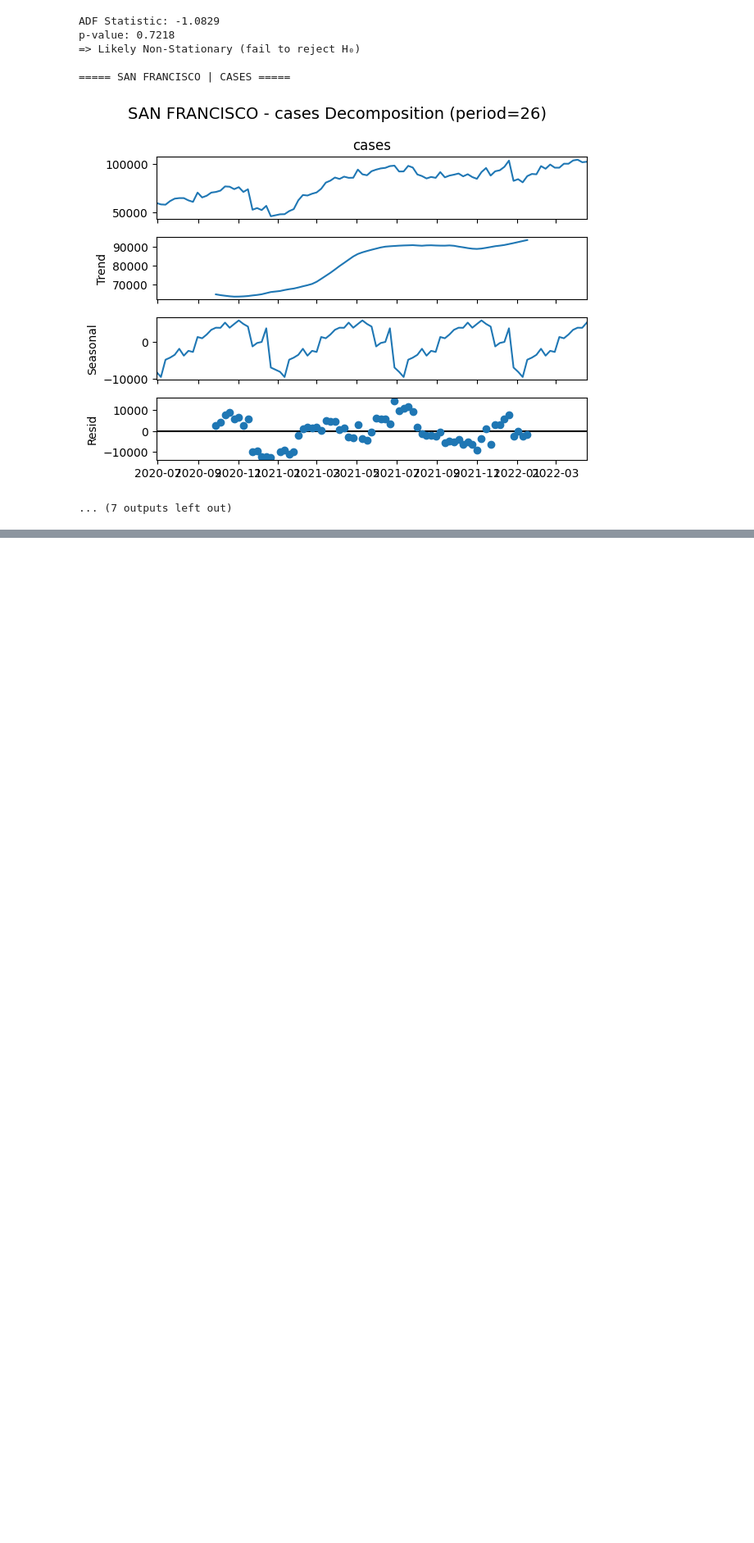
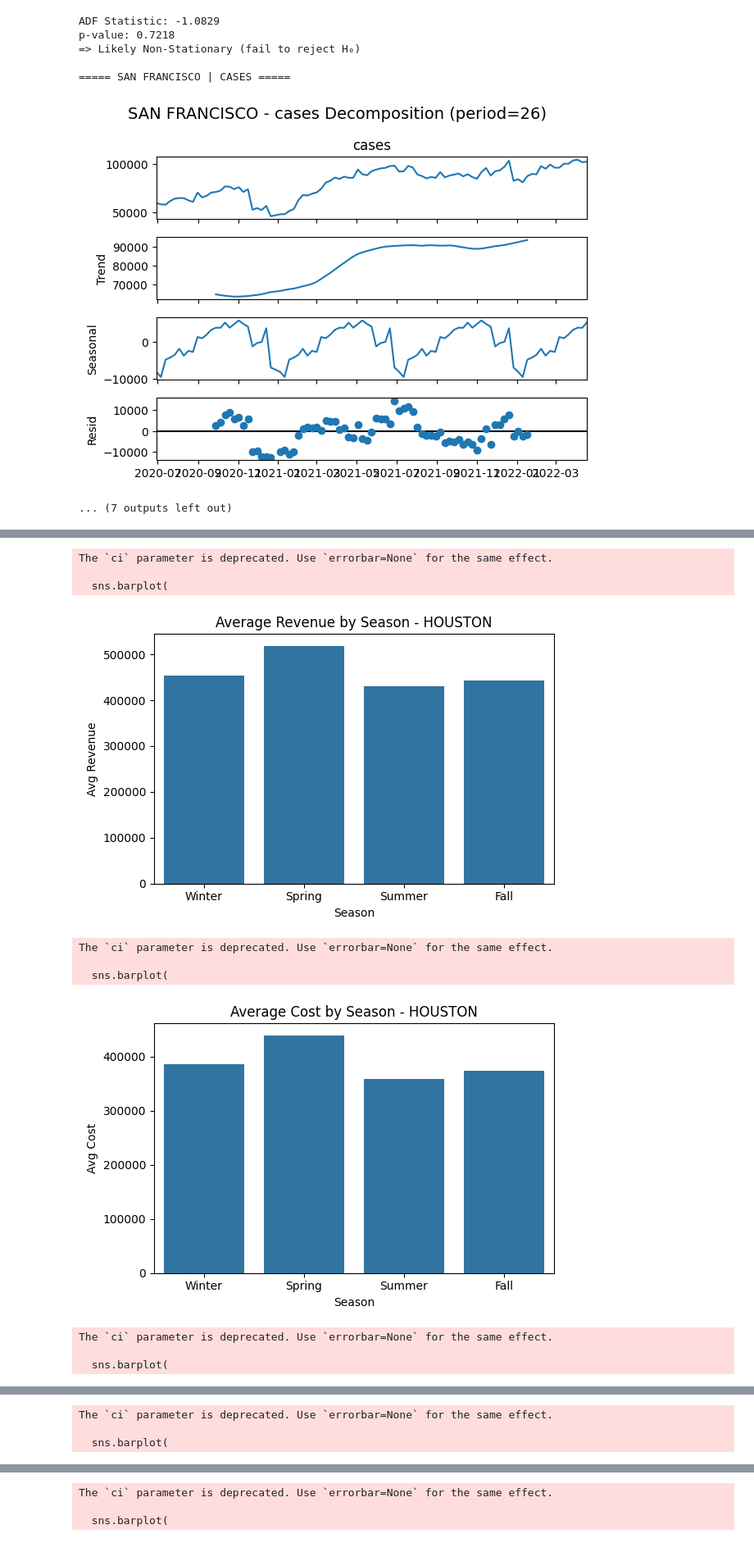
Before and after one commit to drtclem/Sysco, a Jupyter notebook: src/project.ipynb, the cells around one changed output, grey strips where cells are left out. Shown at 82% size. Cells and saved outputs as stored; diff of their text form; code cells hidden in the pictures; blank space fills up the shorter version.

```diff
--- a/src/project.ipynb
+++ b/src/project.ipynb
@@ -506,0 +554,39 @@ p-value: 0.7218
+# %%
+import matplotlib.pyplot as plt
+import seaborn as sns
+
+cities = df['city'].unique()
+metrics = ['revenue', 'cost', 'cases', 'customer_count']  # replace 'cuisine' with numeric column
+
+for city in cities:
+    city_df = df[df['city'] == city]
+
+    for metric in metrics:
+        plt.figure(figsize=(6, 4))
+
+        sns.barplot(
+            data=city_df,
+            x='season',
+            y=metric,
+            estimator='mean',
+            ci=None,
+            order=['Winter', 'Spring', 'Summer', 'Fall']
+        )
+
+        plt.title(f'Average {metric.capitalize()} by Season - {city}')
+        plt.ylabel(f'Avg {metric.capitalize()}')
+        plt.xlabel('Season')
+        plt.tight_layout()
+        plt.show()
+# %% [output]
+The `ci` parameter is deprecated. Use `errorbar=None` for the same effect.
+
+  sns.barplot(
+[figure, added]
+The `ci` parameter is deprecated. Use `errorbar=None` for the same effect.
+
+  sns.barplot(
+[figure, added]
+The `ci` parameter is deprecated. Use `errorbar=None` for the same effect.
+
+  sns.barplot(
@@ -506,0 +594,3 @@ p-value: 0.7218
+The `ci` parameter is deprecated. Use `errorbar=None` for the same effect.
+
+  sns.barplot(
@@ -506,0 +598,3 @@ p-value: 0.7218
+The `ci` parameter is deprecated. Use `errorbar=None` for the same effect.
+
+  sns.barplot(
```
Also changed, not shown: parts of 31 cells of this notebook.
